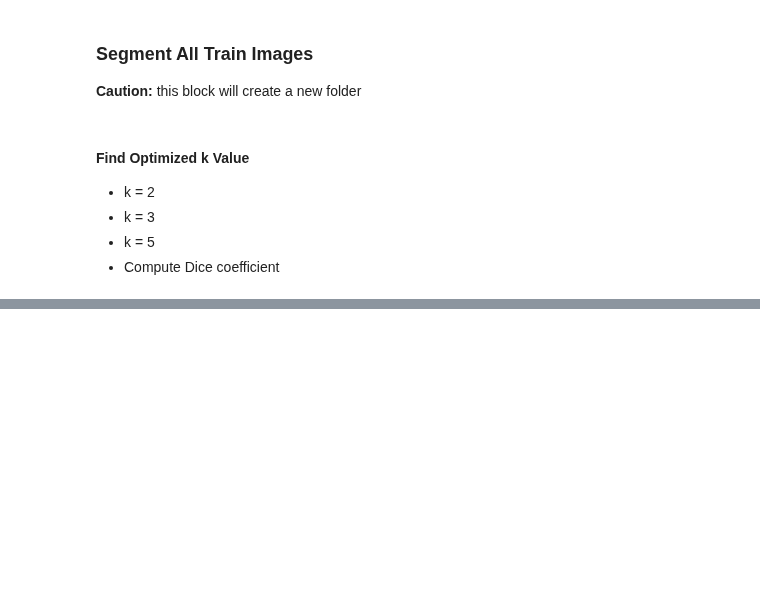
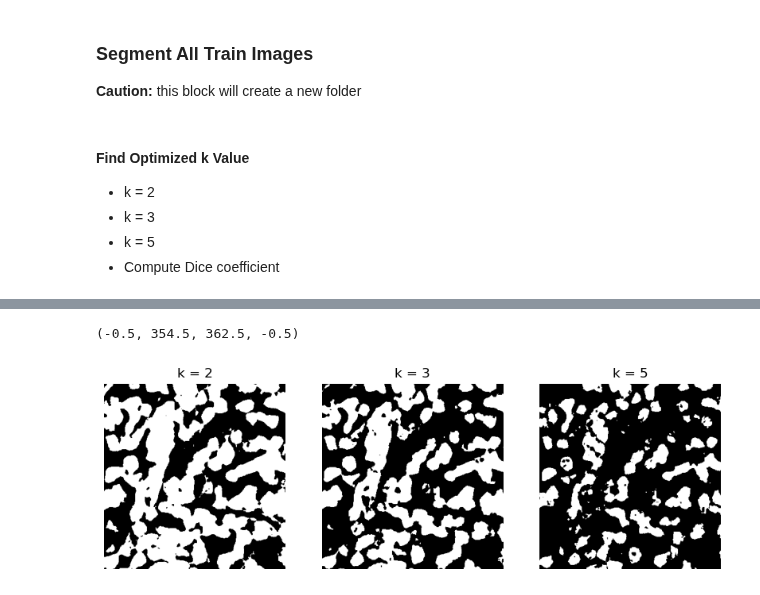
Before and after one commit to wangelam/ecse415Final, a Jupyter notebook: unsupervised.ipynb, the cells around one changed output, grey strips where cells are left out. Cells and saved outputs as stored; diff of their text form; code cells hidden in the pictures; blank space fills up the shorter version.

```diff
--- a/unsupervised.ipynb
+++ b/unsupervised.ipynb
@@ -152,0 +143,24 @@ def dice_coefficient(img1,img2):
+# %%
+## Binarized Version ##
+k2_b = mask_binarize(k2)
+k3_b = mask_binarize(k3)
+k5_b = mask_binarize(k5)
+
+plt.figure(figsize=(10, 3.25))
+plt.subplot(1, 3, 1)
+plt.imshow(k2_b, cmap='gray')
+plt.title("k = 2")
+plt.axis("off")
+
+plt.subplot(1, 3, 2)
+plt.imshow(k3_b, cmap='gray')
+plt.title("k = 3")
+plt.axis("off")
+
+plt.subplot(1, 3, 3)
+plt.imshow(k5_b, cmap='gray')
+plt.title("k = 5")
+plt.axis("off")
+# %% [output]
+(-0.5, 354.5, 362.5, -0.5)
+[figure, added]
```
Also changed, not shown: parts of 8 cells of this notebook.
